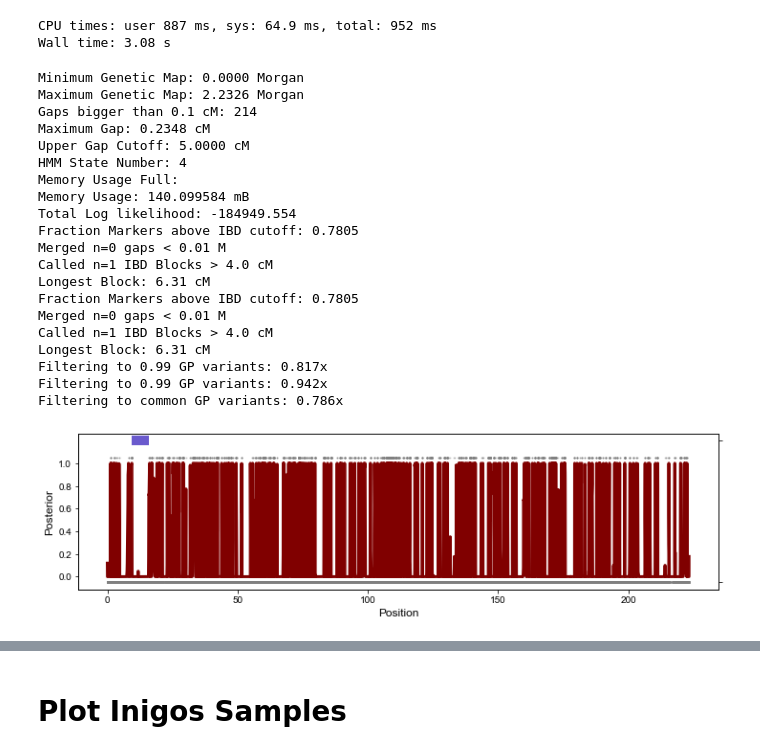
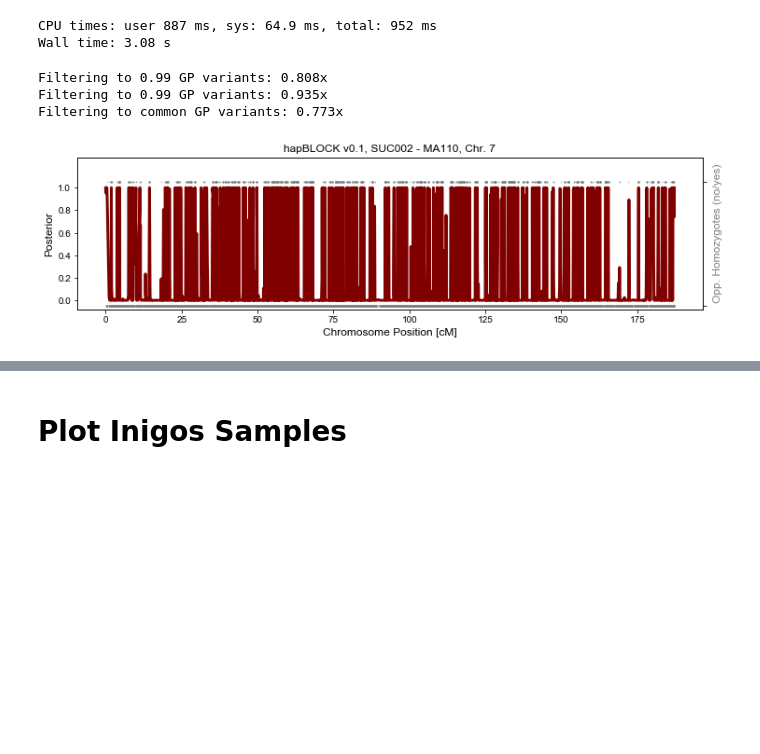
Before and after one commit to hringbauer/ancIBD, a Jupyter notebook: notebook/detect_snp_rel/ibd_analysis/run_pair_IBD.ipynb, the cells around one changed output, grey strips where cells are left out. Drawn from its saved outputs; the diff is of its cells as text; code cells hidden in the pictures; blank space fills up the shorter version.

```diff
--- a/notebook/detect_snp_rel/ibd_analysis/run_pair_IBD.ipynb
+++ b/notebook/detect_snp_rel/ibd_analysis/run_pair_IBD.ipynb
@@ -35,7 +36,8 @@ HSM O2 Computational partition detected.
 # %%
 def run_plot_pair(folder_in="./data/hdf5/1240k_v43/ch", iids = ["", ""], ch=2,
                   folder_out="", plot=False, savepath="", output=False,
-                  ibd_in=1, ibd_out=1, ibd_jump=500, min_cm=2,
+                  ibd_in=20, ibd_out=20, ibd_jump=300, min_cm=2,
+                  cutoff_post=0.99, max_gap=0.005,
                   title="", c="gray", c_hw="maroon", ms=1, state=0,
                   ):
     """Run and plot IBD for pair of Individuals.
@@ -43,18 +45,12 @@ def run_plot_pair(folder_in="./data/hdf5/1240k_v43/ch", iids = ["", ""], ch=2,
     savepath: Where to save the IBD plot to"""
     assert(len(iids)==2) # Sanity Check of Input IIDs
 
-    h = HMM_Full(folder_in=folder_in, l_model="hdf5", t_model="standard",
-                     e_model="haploid_gl", h_model = "FiveStateFast",
-                     output=output, load=True)
-    h.t_obj.set_params(ibd_in = ibd_in, ibd_out = ibd_out, ibd_jump = ibd_jump)
-    h.l_obj.set_params(iids=iids, ch=ch)
-    h.p_obj.set_params(ch=ch)
-    post, r_vec, fwd, bwd, tot_ll = h.run_fwd_bwd()
-    df_ibd, _, _ = h.p_obj.call_roh(r_vec, post)
-
-    if len(folder_out)>0:
-        folder_out = h.prepare_path(folder_out, iid=iids, ch=ch, prefix_out="", logfile=False)
-        h.p_obj.save_output(df=df_ibd, save_folder=folder_out) # r_map=[], post=[]
+    df_ibd, post, r_vec, tot_ll = hapBLOCK_chrom(
+           folder_in=folder_in, iids = iids,  ch=ch, folder_out=folder_out,
+           output=output, prefix_out="", logfile=False,
+           l_model="hdf5", e_model="haploid_gl", h_model="FiveStateFast",
+           t_model="standard", ibd_in=ibd_in, ibd_out=ibd_out, ibd_jump=ibd_jump,
+           min_cm=min_cm, cutoff_post=cutoff_post, max_gap=max_gap)
 
     if plot:
         if len(title)==0:
@@ -63,10 +59,11 @@ def run_plot_pair(folder_in="./data/hdf5/1240k_v43/ch", iids = ["", ""], ch=2,
         ### Load the data from the HDF5
         o_homos, m = get_opp_homos_f(iid1=iids[0], iid2=iids[1],
                                      f_path=folder_in, ch=ch)
-
-        plot_posterior(post=post, morgan=r_vec, min_cm=min_cm, ms=ms,
-                       df_ibd=df_ibd, het=o_homos, het_m=m, fs_l=12, state=state,
-                       title=title, show=True, savepath=savepath, xlabel="Chromosome Position [cM]")
+        print(f"Plotting {len(r_vec)} markers")
+        plot_posterior(post=post, morgan=r_vec, df_ibd=df_ibd,
+                       het=o_homos, het_m=m, state=state, fs_l=12,
+                       min_cm=min_cm, ms=ms, title=title, show=True,
+                       savepath=savepath, xlabel="Chromosome Position [cM]")
 
     # Legacy to plot the 5 state HMM
     #if plot_5state:
@@ -181,27 +136,9 @@ CPU times: user 887 ms, sys: 64.9 ms, total: 952 ms
 Wall time: 3.08 s
 # %%
 %%time
-run_plot_pair(iids=["SUC002", "MA110"],
-                    ibd_out=1, ibd_in=1, ch=3)
+run_plot_pair(iids=["SUC002", "MA110"], ch=7, plot=True, min_cm=4)
 # %% [output]
-Minimum Genetic Map: 0.0000 Morgan
-Maximum Genetic Map: 2.2326 Morgan
-Gaps bigger than 0.1 cM: 214
-Maximum Gap: 0.2348 cM
-Upper Gap Cutoff: 5.0000 cM
-HMM State Number: 4
-Memory Usage Full:
-Memory Usage: 140.099584 mB
-Total Log likelihood: -184949.554
-Fraction Markers above IBD cutoff: 0.7805
-Merged n=0 gaps < 0.01 M
-Called n=1 IBD Blocks > 4.0 cM
-Longest Block: 6.31 cM
-Fraction Markers above IBD cutoff: 0.7805
-Merged n=0 gaps < 0.01 M
-Called n=1 IBD Blocks > 4.0 cM
-Longest Block: 6.31 cM
-Filtering to 0.99 GP variants: 0.817x
-Filtering to 0.99 GP variants: 0.942x
-Filtering to common GP variants: 0.786x
+Filtering to 0.99 GP variants: 0.808x
+Filtering to 0.99 GP variants: 0.935x
+Filtering to common GP variants: 0.773x
-[figure, old version]
+[figure, new version]
```
Also changed, not shown: parts of 18 cells of this notebook, 6 other files.
